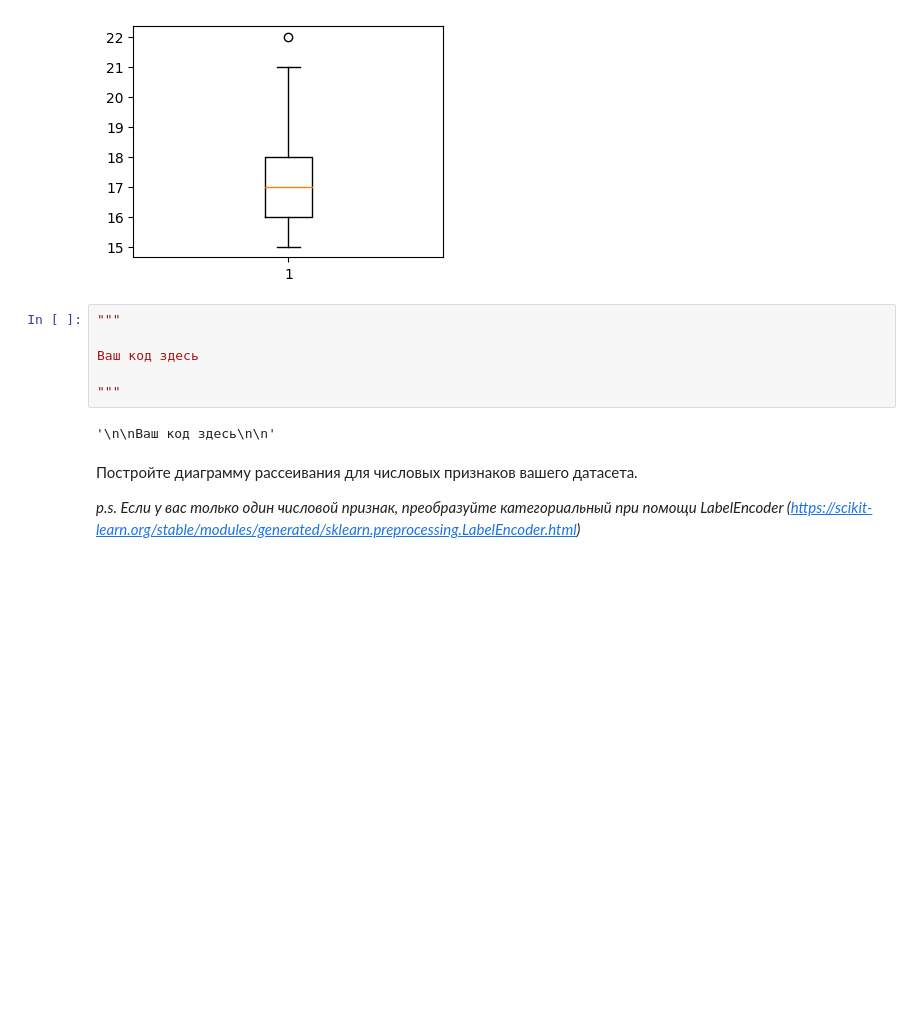
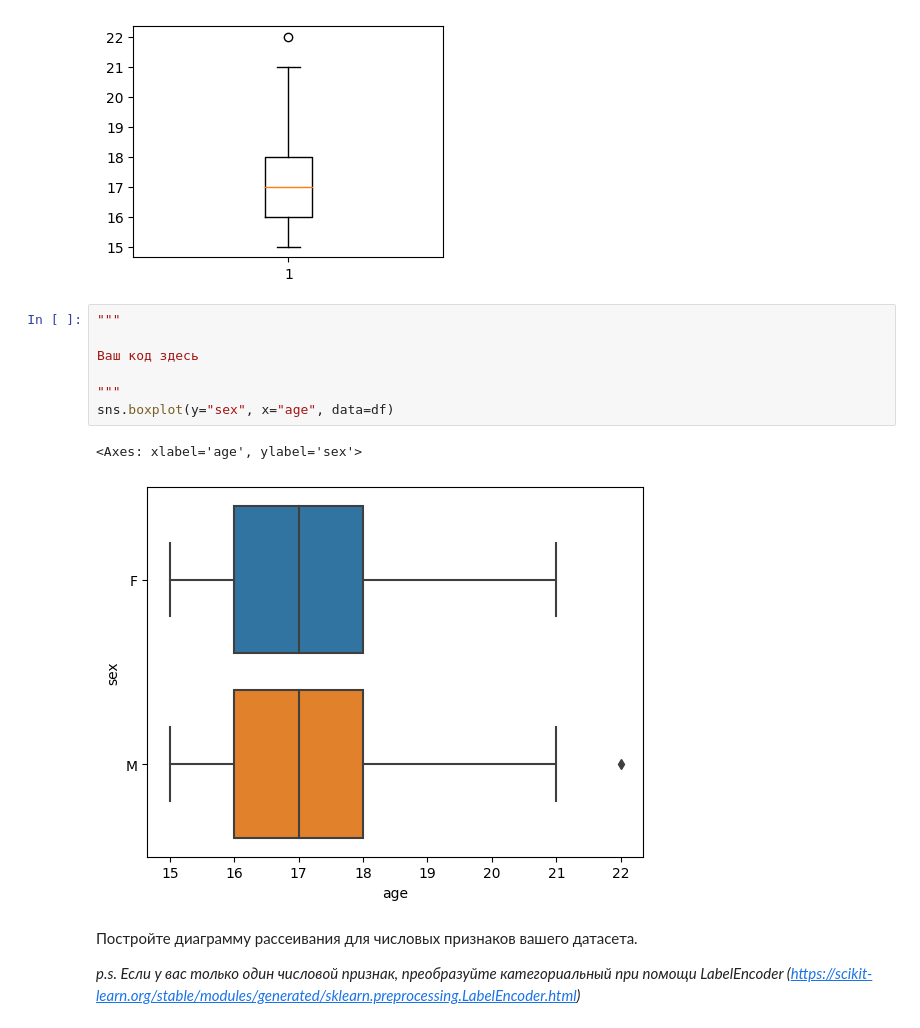
Before and after one commit to linalex13666/Labs, a Jupyter notebook: lab2/Задание_2.ipynb, the cells around one changed output. Saved outputs shown, nothing was run; the diff lists cells and outputs as text; blank space fills up the shorter version.

```diff
--- a/lab2/Задание_2.ipynb
+++ b/lab2/Задание_2.ipynb
@@ -174,11 +179,13 @@ plt.show()
 # %%
 """
 
 Ваш код здесь
 
 """
+sns.boxplot(y="sex", x="age", data=df)
 # %% [output]
-'\n\nВаш код здесь\n\n'
+<Axes: xlabel='age', ylabel='sex'>
+[figure, added]
 # %% [markdown]
 Постройте диаграмму рассеивания для числовых признаков вашего датасета.
 
```
Also changed, not shown: parts of 6 cells of this notebook.
